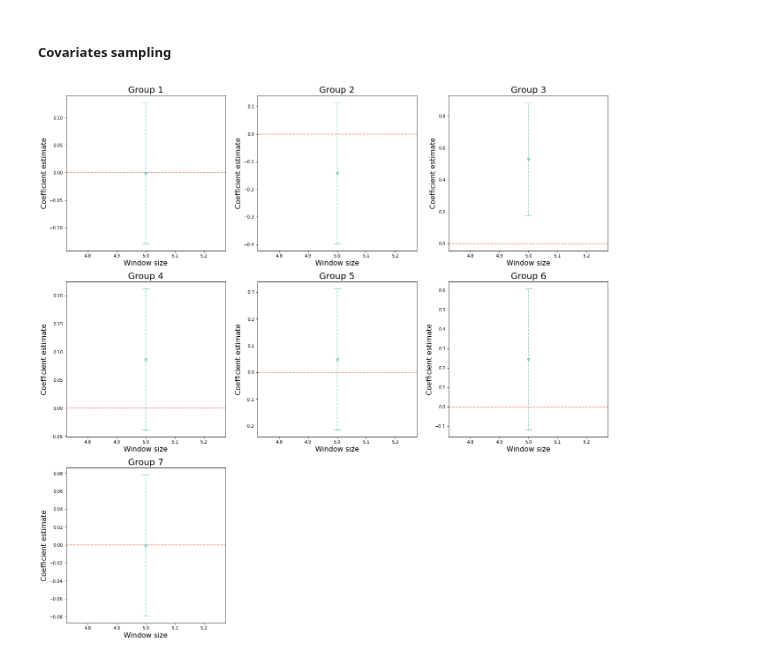
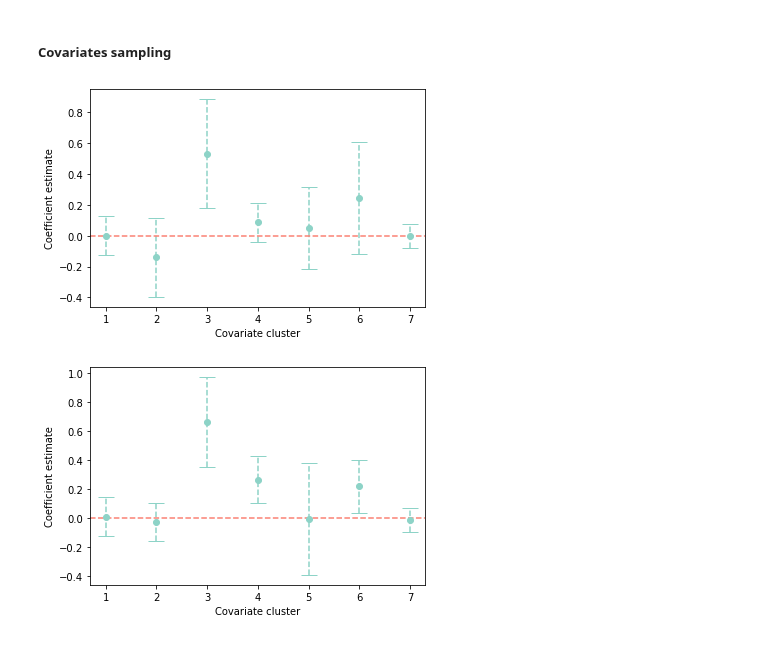
Before and after one commit to testalorenzo/crunch_net, a Jupyter notebook: ANS/notebook/notebooks/ANS_extension.ipynb, the cells around one changed output. Drawn from its saved outputs; the diff is of its cells as text; code cells hidden in the pictures.

```diff
--- a/ANS/notebook/notebooks/ANS_extension.ipynb
+++ b/ANS/notebook/notebooks/ANS_extension.ipynb
@@ -1024,23 +1024,35 @@ plt.savefig('stability_functional.pdf', bbox_inches="tight")
 # %% [markdown]
 ##### Covariates sampling
 # %%
-fig, axs = plt.subplots(3, 3, figsize=(22, 22))
+fig, ax = plt.subplots(1,1, figsize=(6, 4))
 for i in range(7):
     distribution=[x[i] for x in results_linear['coefficients']]
     mean=np.mean(distribution)
     std=np.std(distribution)
-    eb=axs[i//3, i%3].errorbar(5, mean, yerr = std,fmt='o', ecolor = default_color3 , color= default_color3, capsize=8)
+    eb=plt.errorbar(i+1, mean, yerr = std,fmt='o', ecolor = default_color3 , color= default_color3, capsize=8)
     eb[-1][0].set_linestyle('--')
+plt.axhline(0,color=default_color2,ls='--')
+plt.xlabel('Covariate cluster')
+plt.ylabel('Coefficient estimate')
 
-    #axs[i//3, i%3].fill_between(range(5,13), l_bound.iloc[:,i+1], u_bound.iloc[:,i+1], alpha=0.3, color=default_color3)
-    axs[i//3, i%3].set_title('Group '+str(i+1), fontsize=20)
 
-for ax in axs.flat:
-    ax.set_xlabel('Window size', fontsize=16)
-    ax.set_ylabel('Coefficient estimate', fontsize=16)
-    ax.axhline(0,color=default_color2,ls='--')
-
-axs[2, 1].set_visible(False)
-axs[2, 2].set_visible(False)
+os.chdir('/Users/ltesta/Documents/GitHub/crunch_net/ANS/plots')
+plt.savefig('feature_selector_coefficient_distributions_'+str(size)+'.pdf', bbox_inches="tight")
 # %% [output]
-[figure, old version]
+[figure, new version]
+# %%
+fig, ax = plt.subplots(1,1, figsize=(6, 4))
+for i in range(7):
+    distribution=[x[0][i] for x in results_logistics['coefficients']]
+    mean=np.mean(distribution)
+    std=np.std(distribution)
+    eb=plt.errorbar(i+1, mean, yerr = std,fmt='o', ecolor = default_color3 , color= default_color3, capsize=8)
+    eb[-1][0].set_linestyle('--')
+plt.axhline(0,color=default_color2,ls='--')
+plt.xlabel('Covariate cluster')
+plt.ylabel('Coefficient estimate')
+
+os.chdir('/Users/ltesta/Documents/GitHub/crunch_net/ANS/plots')
+plt.savefig('feature_selector_coefficient_distributions_logistic_'+str(size)+'.pdf', bbox_inches="tight")
+# %% [output]
+[figure, added]
```
